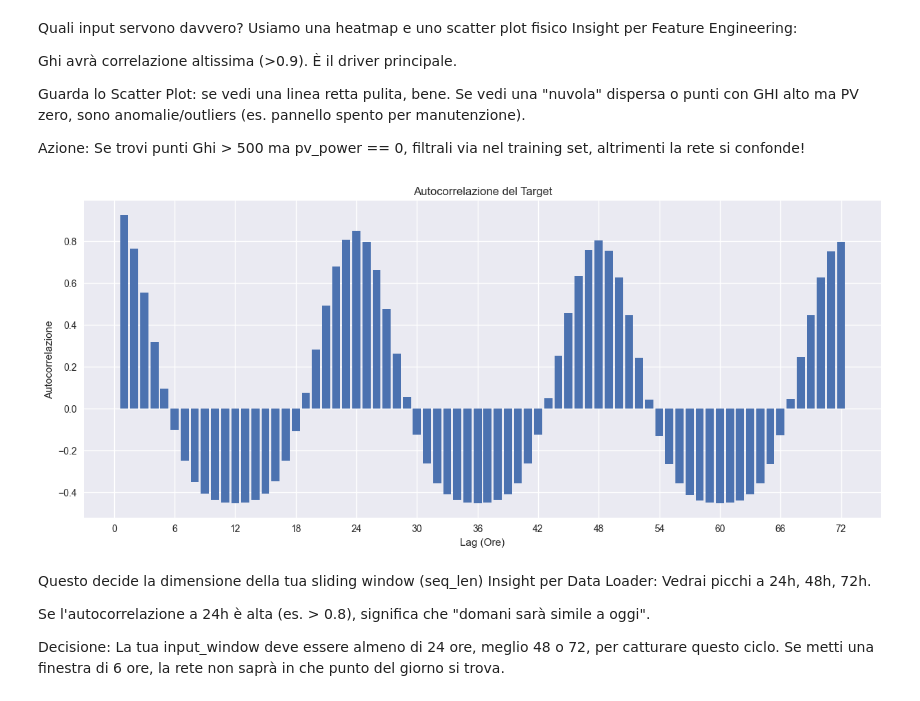
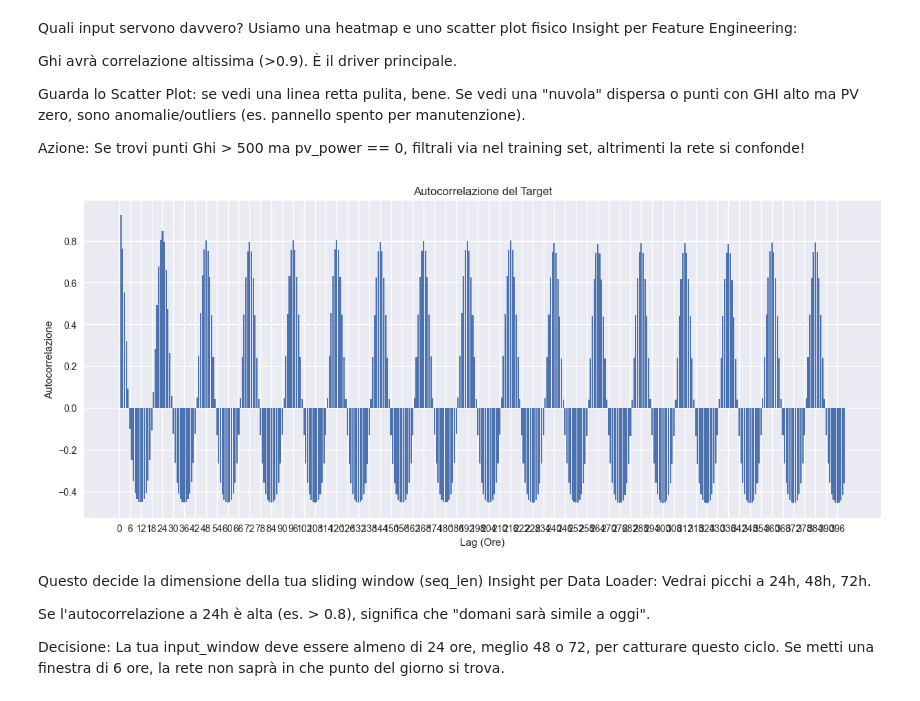
Before and after one commit to scorzaluca/Progetto_deep_learning, a Jupyter notebook: notebooks/EDA.ipynb, the cells around one changed output. Cells and saved outputs as stored; diff of their text form; code cells hidden in the pictures.

```diff
--- a/notebooks/EDA.ipynb
+++ b/notebooks/EDA.ipynb
@@ -129,20 +129,20 @@ confonde!
 # %%
 '''Autocorrelazione (Quanto guardare indietro)'''
 
 plt.figure(figsize=(15, 6))
 # Limitiamo il plot ai primi 72 lag (3 giorni) per leggibilità
 # Pandas autocorrelation_plot è lento su tutto il dataset, usiamo una slice
-lags = 72
+lags = 400
 corr_vals = [df['pv_power'].autocorr(lag=i) for i in range(1, lags+1)]
 
 plt.bar(range(1, lags+1), corr_vals)
 plt.xlabel("Lag (Ore)")
 plt.ylabel("Autocorrelazione")
 plt.title("Autocorrelazione del Target")
 plt.xticks(np.arange(0, lags+1, 6)) # Tick ogni 6 ore
 plt.show()
 # %% [output]
-[figure, old version]
+[figure, new version]
 # %% [markdown]
 Questo decide la dimensione della tua sliding window (seq_len)
 Insight per Data Loader: Vedrai picchi a 24h, 48h, 72h.
```
Also changed, not shown: 8 other files.
